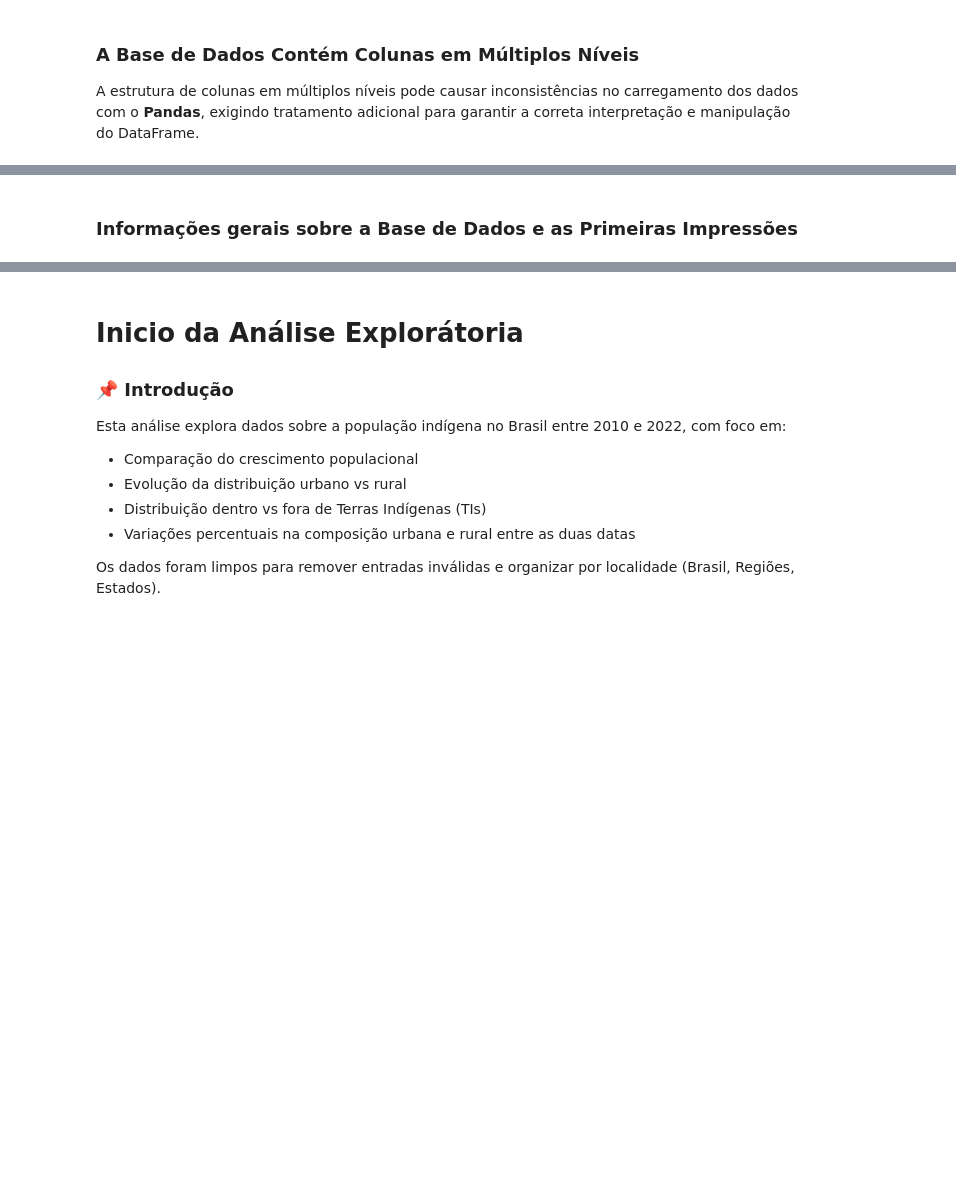
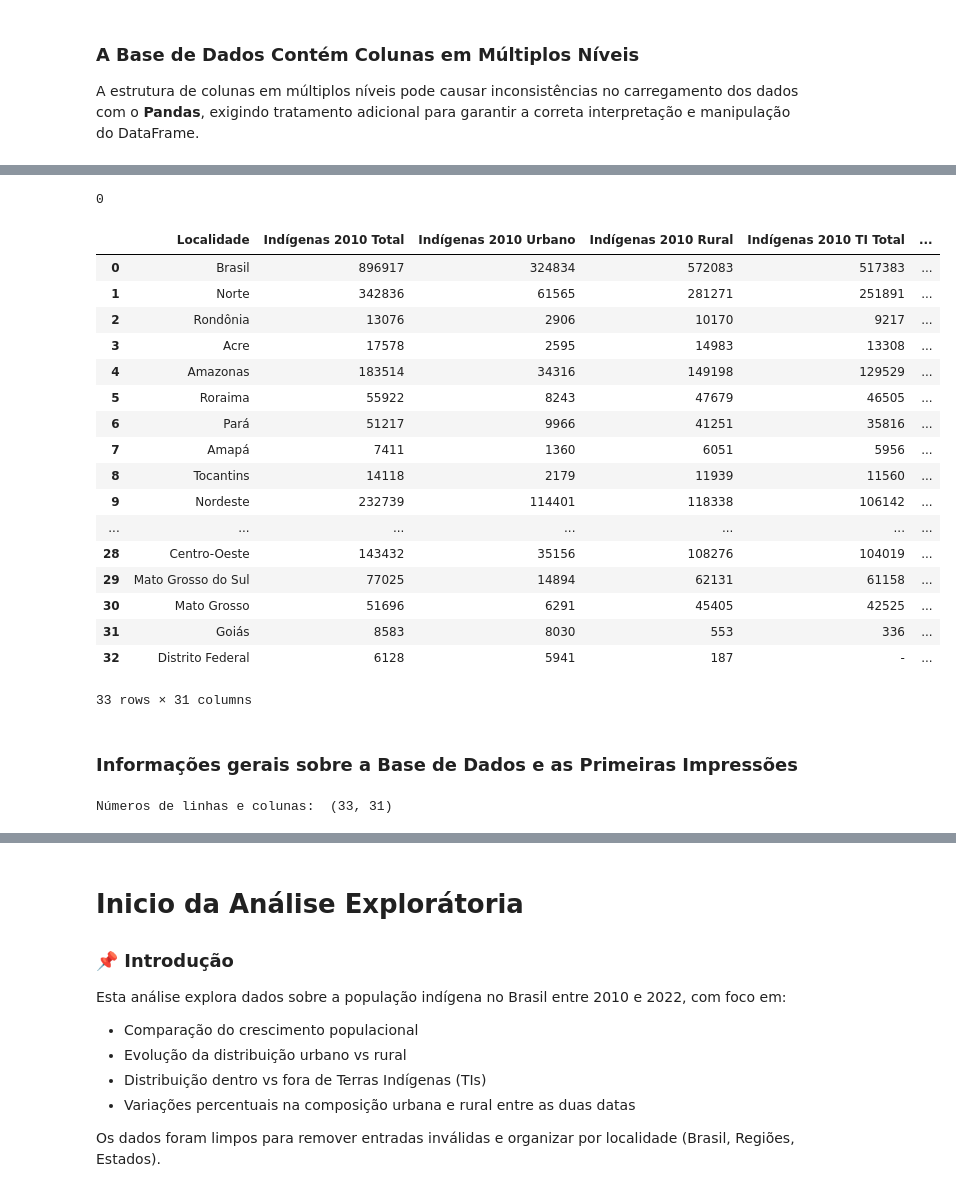
Before and after one commit to LUCASDNORONHA/exploracao-dados-indigenas-2010-2022, a Jupyter notebook: notebooks/limpeza_analise_e_visualizacao.ipynb, the cells around one changed output, grey strips where cells are left out. Saved outputs shown, nothing was run; the diff lists cells and outputs as text; code cells hidden in the pictures; blank space fills up the shorter version.

```diff
--- a/notebooks/limpeza_analise_e_visualizacao.ipynb
+++ b/notebooks/limpeza_analise_e_visualizacao.ipynb
@@ -122,5 +237,35 @@ db.columns = ajustar_nomes_colunas
+# %%
+len(db[db.isnull().any(axis=1)]) # Contar linhas com valores nulos
+# %% [output]
+0
+# %%
+db
+# %% [output]
+|  | Localidade | Indígenas 2010 Total | Indígenas 2010 Urbano | Indígenas 2010 Rural | Indígenas 2010 TI Total | ... |
+| 0 | Brasil | 896917 | 324834 | 572083 | 517383 | ... |
+| 1 | Norte | 342836 | 61565 | 281271 | 251891 | ... |
+| 2 | Rondônia | 13076 | 2906 | 10170 | 9217 | ... |
+| 3 | Acre | 17578 | 2595 | 14983 | 13308 | ... |
+| 4 | Amazonas | 183514 | 34316 | 149198 | 129529 | ... |
+| 5 | Roraima | 55922 | 8243 | 47679 | 46505 | ... |
+| 6 | Pará | 51217 | 9966 | 41251 | 35816 | ... |
+| 7 | Amapá | 7411 | 1360 | 6051 | 5956 | ... |
+| 8 | Tocantins | 14118 | 2179 | 11939 | 11560 | ... |
+| 9 | Nordeste | 232739 | 114401 | 118338 | 106142 | ... |
+| ... | ... | ... | ... | ... | ... | ... |
+| 28 | Centro-Oeste | 143432 | 35156 | 108276 | 104019 | ... |
+| 29 | Mato Grosso do Sul | 77025 | 14894 | 62131 | 61158 | ... |
+| 30 | Mato Grosso | 51696 | 6291 | 45405 | 42525 | ... |
+| 31 | Goiás | 8583 | 8030 | 553 | 336 | ... |
+| 32 | Distrito Federal | 6128 | 5941 | 187 | - | ... |
+33 rows × 31 columns
 # %% [markdown]
 ### Informações gerais sobre a Base de Dados e as Primeiras Impressões
+# %%
+# Numeros de linhas e colunas
+print("Números de linhas e colunas: ", db.shape)
+# %% [output]
+Números de linhas e colunas:  (33, 31)
 # %%
 db.sample(5) # Aqui podemos carregar de formar aleatoria 5 linhas do DataFrame para visualizar os dados. Recomendo rodar está célula diversas vezes para termos uma melhor noção dos dados e suas inconsistências sem a necess'idade de imprimir o DataFrame completo.
 # %% [output]
```
Also changed, not shown: parts of 43 cells of this notebook.
